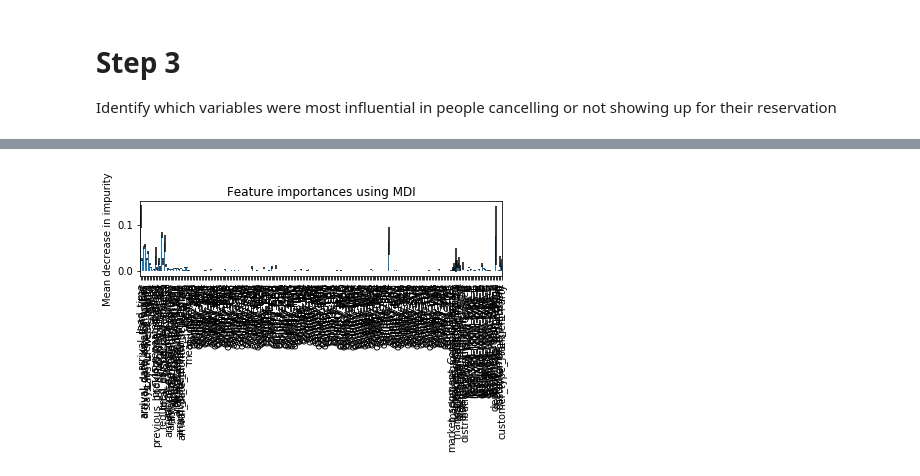
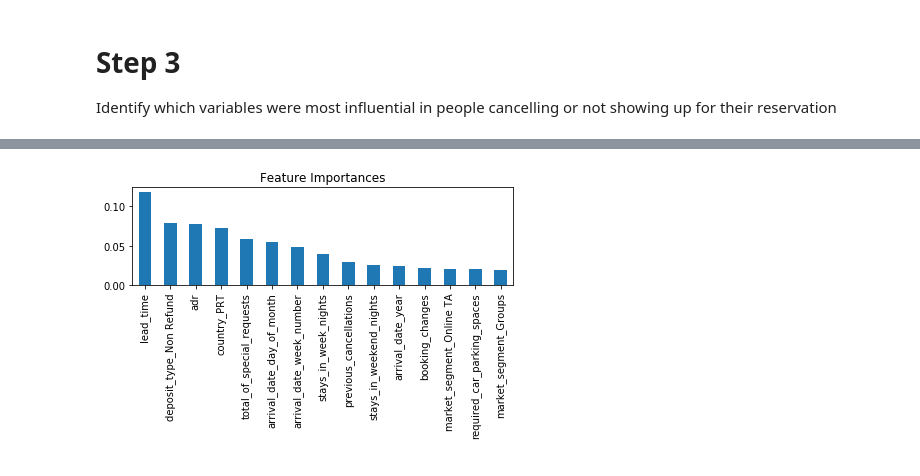
Before and after one commit to jhdegn/hotel-reservations, a Jupyter notebook: analysis.ipynb, the cells around one changed output, grey strips where cells are left out. Drawn from its saved outputs; the diff is of its cells as text; code cells hidden in the pictures.

```diff
--- a/analysis.ipynb
+++ b/analysis.ipynb
@@ -350,0 +309,4 @@ Length: 244, dtype: float64
+# %%
+# make new random forest model using all of our data
+rf3 = RandomForestClassifier(random_state=2457)
+rf3.fit(myX,myY)
@@ -350,0 +322,7 @@ Length: 244, dtype: float64
+# %%
+# feature_importances_
+importance = rf3.feature_importances_
+# %%
+forest_importances = pd.Series(importance, index=X_train.columns)
+
+forest_importances.head()
@@ -350,0 +336,3 @@ Length: 244, dtype: float64
+# %%
+top15 = forest_importances.sort_values(ascending=False).head(15)
+top15
@@ -351,12 +356,7 @@ Length: 244, dtype: float64
 # %%
-forest_importances = pd.Series(importances, index=X_train.columns)
-
-
-
 fig, ax = plt.subplots()
-forest_importances.plot.bar(yerr=std, ax=ax)
-ax.set_title("Feature importances using MDI")
-ax.set_ylabel("Mean decrease in impurity")
+top15.plot.bar(ax=ax)
+ax.set_title("Feature Importances")
 fig.tight_layout()
 # %% [output]
-[figure, old version]
+[figure, new version]
```
Also changed, not shown: parts of 7 cells of this notebook.
